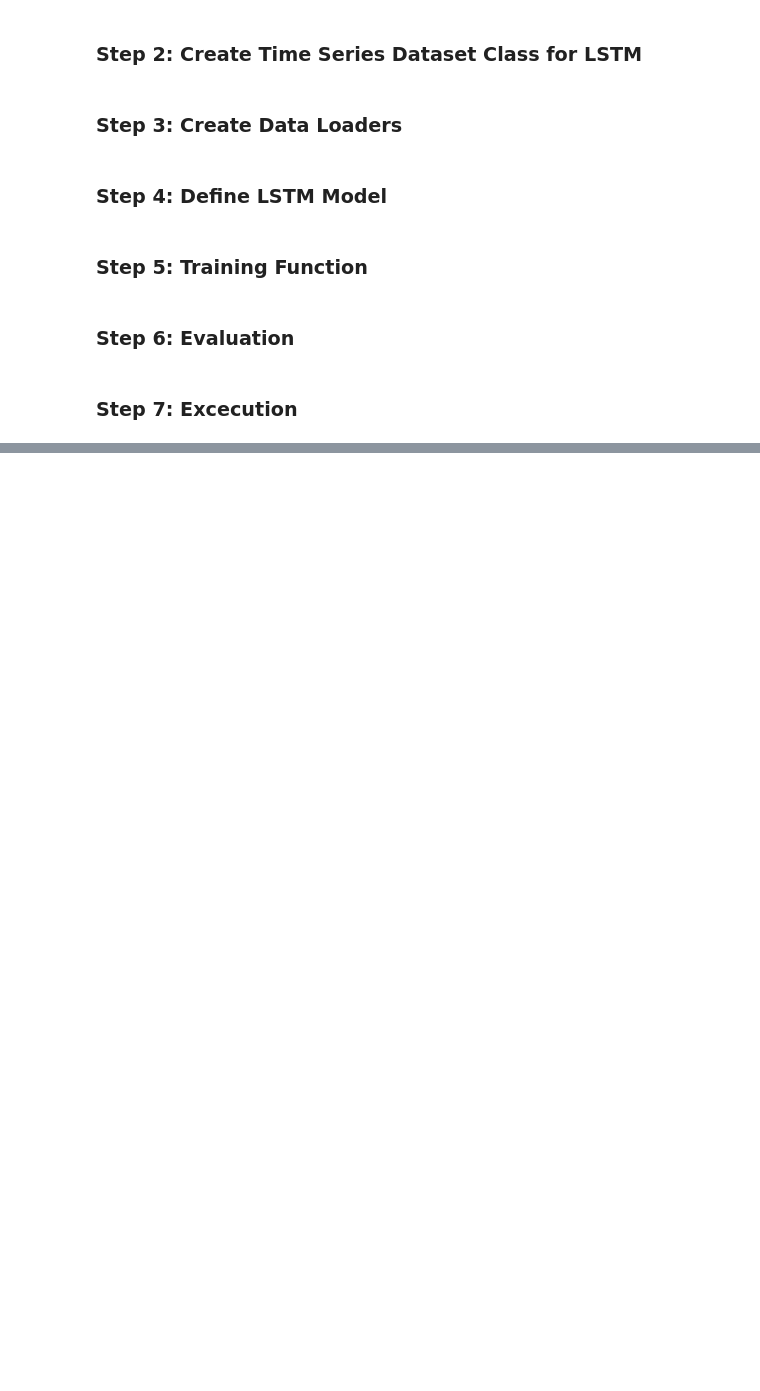
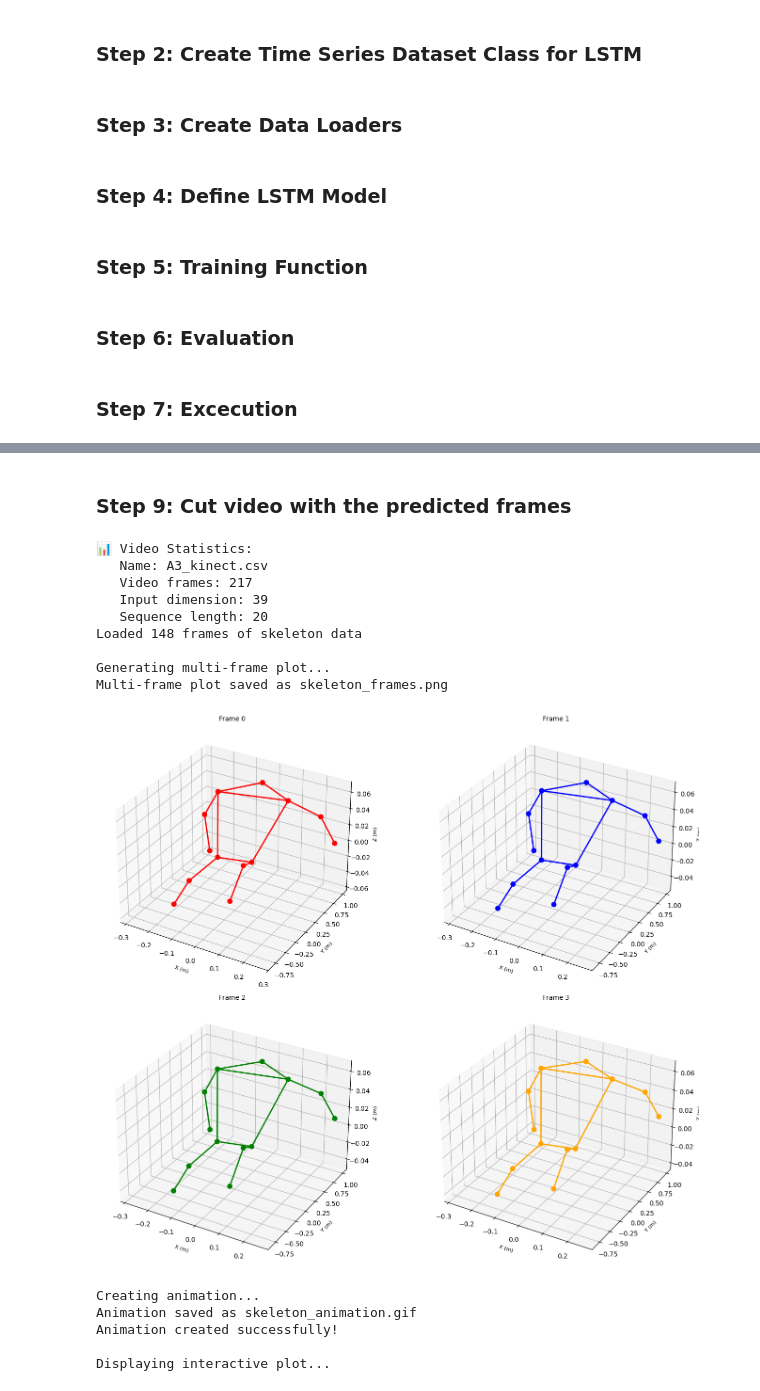
Before and after one commit to kallefrisk/DeepLearning_Schoolwork, a Jupyter notebook: KarlProject/notebooks/assignment11.ipynb, the cells around one changed output, grey strips where cells are left out. Saved outputs shown, nothing was run; the diff lists cells and outputs as text; code cells hidden in the pictures; blank space fills up the shorter version.

```diff
--- a/KarlProject/notebooks/assignment11.ipynb
+++ b/KarlProject/notebooks/assignment11.ipynb
@@ -684,0 +795,2 @@ Epoch [20/50]
+# %% [markdown]
+### Step 9: Cut video with the predicted frames
@@ -684,0 +1055,30 @@ Epoch [20/50]
+# %%
+video_path = "../../MainProject/Assignment11/data/kinect_good_preprocessed_not_cut/A3_kinect.csv"
+save_folder_path = "../plots"
+save_file_path = "../clipped_vids/clipped_A3_kinect.csv"
+model_path = "../binary_classificator_models/classifier_model.pth"
+
+cut_video_with_model(
+    video_path=video_path,
+    clipped_save_path=save_file_path,
+    model_path=model_path,
+    model_type=LSTMBinaryClassifier,
+)
+
+animate(save_file_path, save_folder_path)
+# %% [output]
+📊 Video Statistics:
+   Name: A3_kinect.csv
+   Video frames: 217
+   Input dimension: 39
+   Sequence length: 20
+Loaded 148 frames of skeleton data
+
+Generating multi-frame plot...
+Multi-frame plot saved as skeleton_frames.png
+[figure, added]
+Creating animation...
+Animation saved as skeleton_animation.gif
+Animation created successfully!
+
+Displaying interactive plot...
```
Also changed, not shown: parts of 10 cells of this notebook, 3 other files.
